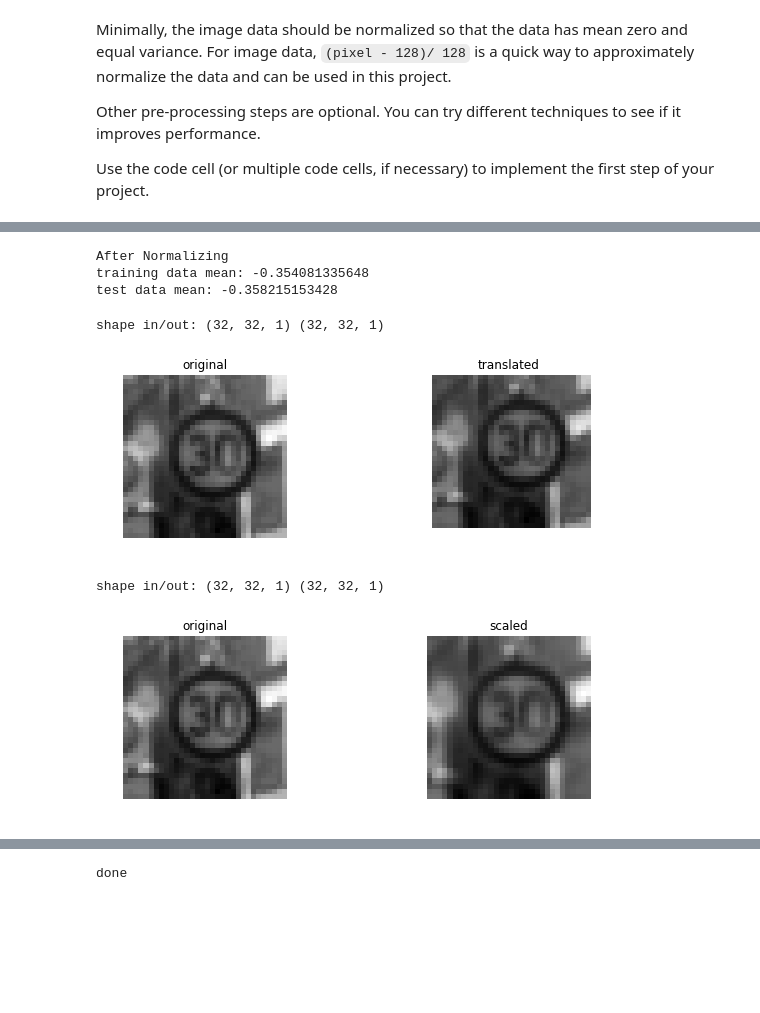
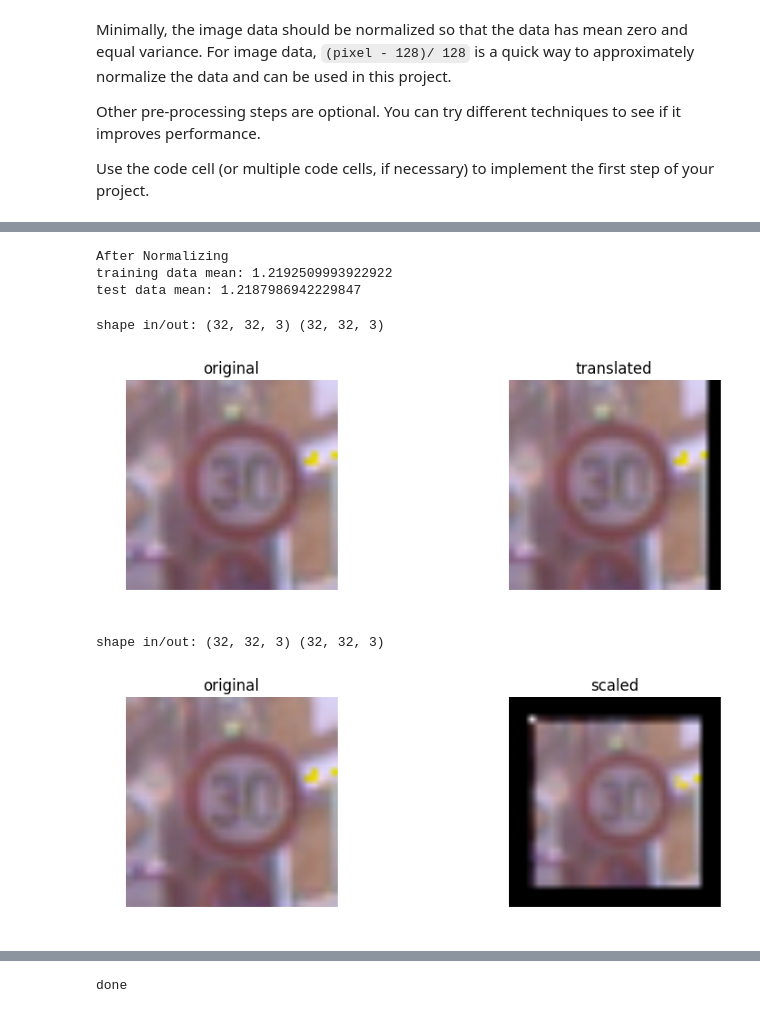
Before and after one commit to anudeepsekhar/Traffic-Sign-Classifier, a Jupyter notebook: Traffic_Sign_Classifier.ipynb, the cells around one changed output, grey strips where cells are left out. Drawn from its saved outputs; the diff is of its cells as text; code cells hidden in the pictures; blank space fills up the shorter version.

```diff
--- a/Traffic_Sign_Classifier.ipynb
+++ b/Traffic_Sign_Classifier.ipynb
@@ -177,17 +192,20 @@ test data mean: 82.1484603612
 # %%
 # Normalize the train and test datasets to (-1,1)
-X_train = X_train_gry
-X_test = X_test_gry
+X_train = X_train_rgb
+X_test = X_test_rgb
 X_train_normalized = (X_train - 128)/128
 X_test_normalized = (X_test - 128)/128
+
+#X_train_normalized = (X_train_normalized - 128)/128
+#X_test_normalized = (X_test_normalized - 128)/128
 
 print('After Normalizing')
 print('training data mean:',np.mean(X_train_normalized))
 print('test data mean:',np.mean(X_test_normalized))
 # %% [output]
 After Normalizing
-training data mean: -0.354081335648
-test data mean: -0.358215153428
+training data mean: 1.2192509993922922
+test data mean: 1.2187986942229847
 # %%
 # Data Augmentation
 
@@ -203,8 +221,8 @@ def random_translate(img):
     M = np.float32([[1,0,dx],[0,1,dy]])
     dst = cv2.warpAffine(img,M,(cols,rows))
 
-    dst = dst[:,:,np.newaxis]
-
+    dst = dst[:,:]
+    #print(dst.shape)
     return dst
 
 test_img = X_train_normalized[2222]
@@ -223,8 +241,8 @@ axs[1].set_title('translated')
 
 print('shape in/out:', test_img.shape, test_dst.shape)
 # %% [output]
-shape in/out: (32, 32, 1) (32, 32, 1)
+shape in/out: (32, 32, 3) (32, 32, 3)
-[figure, old version]
+[figure, new version]
 # %%
 def random_scaling(img):
     rows,cols,_ = img.shape
@@ -233,37 +251,37 @@ def random_scaling(img):
 
     # transform limits
     px = np.random.randint(-p,p)
 
     # ending locations
     pts1 = np.float32([[px,px],[rows-px,px],[px,cols-px],[rows-px,cols-px]])
 
     # starting locations (4 corners)
     pts2 = np.float32([[0,0],[rows,0],[0,cols],[rows,cols]])
 
     M = cv2.getPerspectiveTransform(pts1,pts2)
 
     dst = cv2.warpPerspective(img,M,(rows,cols))
 
-    dst = dst[:,:,np.newaxis]
-
+    dst = dst[:,:]
+    #print(dst.shape)
     return dst
 
 test_dst = random_scaling(test_img)
 
 fig, axs = plt.subplots(1,2, figsize=(10, 3))
 
 axs[0].axis('off')
 axs[0].imshow(test_img.squeeze(), cmap='gray')
 axs[0].set_title('original')
 
 axs[1].axis('off')
 axs[1].imshow(test_dst.squeeze(), cmap='gray')
 axs[1].set_title('scaled')
 
 print('shape in/out:', test_img.shape, test_dst.shape)
 # %% [output]
-shape in/out: (32, 32, 1) (32, 32, 1)
+shape in/out: (32, 32, 3) (32, 32, 3)
-[figure, old version]
+[figure, new version]
 # %%
 def random_brightness(img):
     shifted = img + 1.0   # shift to (0,2) range
```
Also changed, not shown: parts of 12 cells of this notebook.
